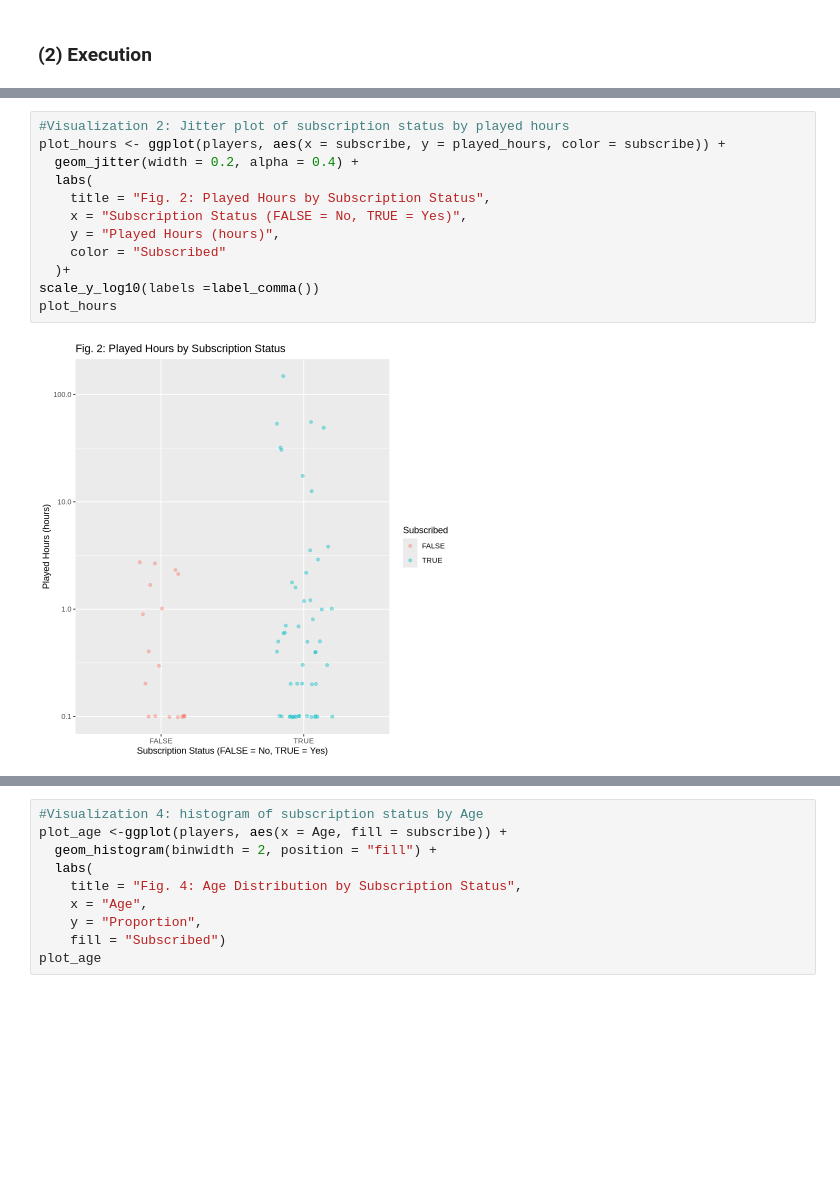
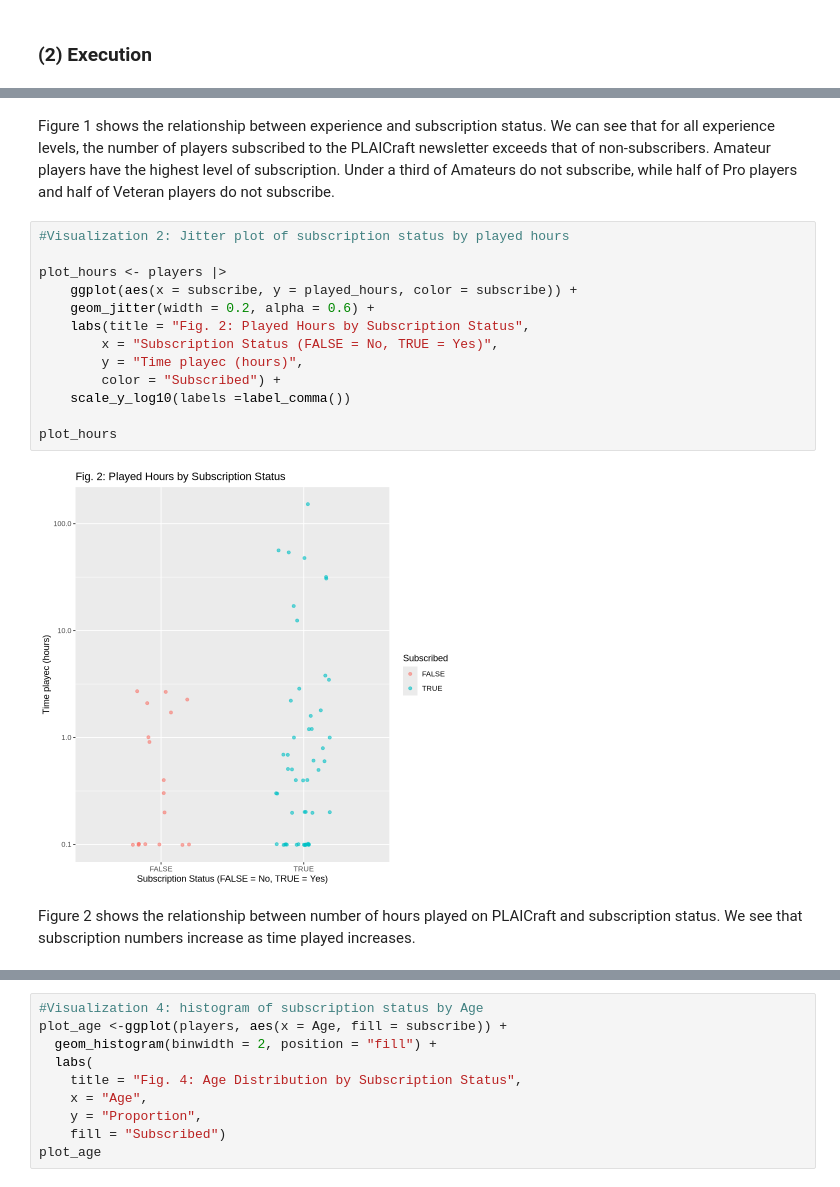
Before and after one commit to HarryLiang-CS/PLAIcraft-Player-Analytics, a Jupyter notebook: Group Project.ipynb, the cells around one changed output, grey strips where cells are left out. Saved outputs shown, nothing was run; the diff lists cells and outputs as text; blank space fills up the shorter version.

```diff
--- a/Group Project.ipynb
+++ b/Group Project.ipynb
@@ -204,18 +219,23 @@ plot_experience<-ggplot(players_experience_characters, aes(x = experience, fill
 plot_experience
 # %% [output]
 [figure]
+# %% [markdown]
+Figure 1 shows the relationship between experience and subscription status. We can see that for all experience levels, the number of players subscribed to the PLAICraft newsletter exceeds that of non-subscribers. Amateur players have the highest level of subscription. Under a third of Amateurs do not subscribe, while half of Pro players and half of Veteran players do not subscribe.
 # %%
 #Visualization 2: Jitter plot of subscription status by played hours
-plot_hours <- ggplot(players, aes(x = subscribe, y = played_hours, color = subscribe)) +
-  geom_jitter(width = 0.2, alpha = 0.4) +
-  labs(
-    title = "Fig. 2: Played Hours by Subscription Status",
-    x = "Subscription Status (FALSE = No, TRUE = Yes)",
-    y = "Played Hours (hours)",
-    color = "Subscribed"
-  )+
-scale_y_log10(labels =label_comma())
+
+plot_hours <- players |>
+    ggplot(aes(x = subscribe, y = played_hours, color = subscribe)) +
+    geom_jitter(width = 0.2, alpha = 0.6) +
+    labs(title = "Fig. 2: Played Hours by Subscription Status",
+        x = "Subscription Status (FALSE = No, TRUE = Yes)",
+        y = "Time playec (hours)",
+        color = "Subscribed") +
+    scale_y_log10(labels =label_comma())
+
 plot_hours
 # %% [output]
-[figure, old version]
+[figure, new version]
+# %% [markdown]
+Figure 2 shows the relationship between number of hours played on PLAICraft and subscription status. We see that subscription numbers increase as time played increases.
 # %%
```
Also changed, not shown: parts of 14 cells of this notebook.
